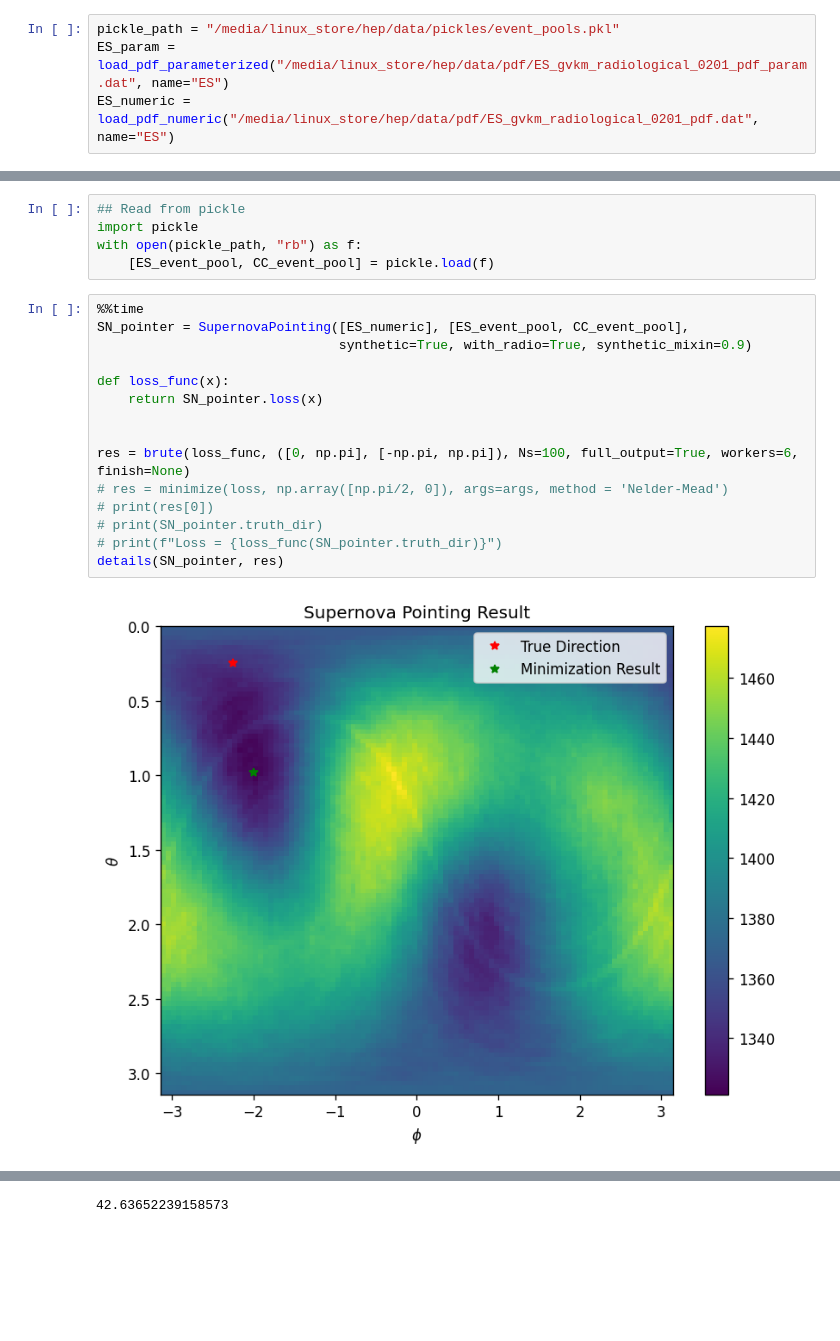
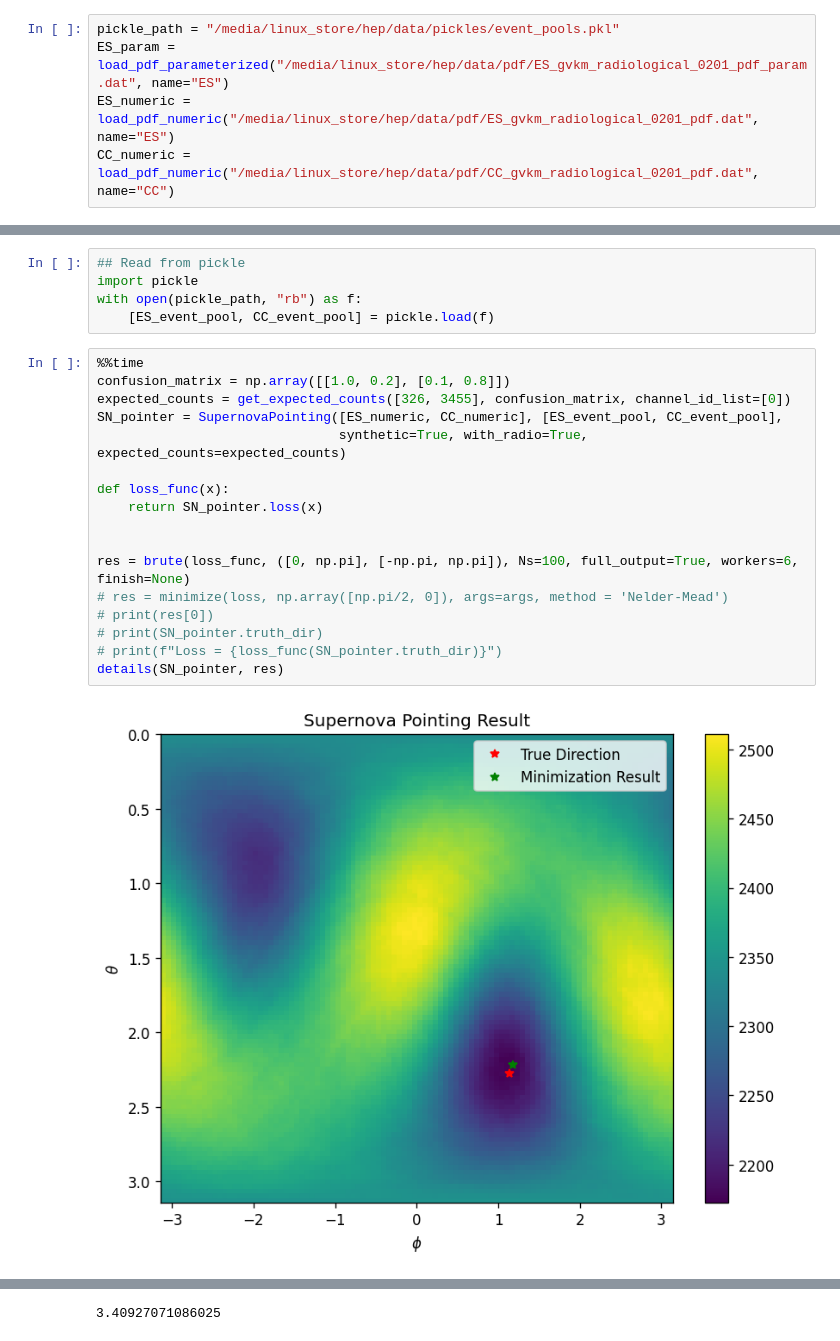
Before and after one commit to JamesJieranShen/SN_Pointing_PDFs, a Jupyter notebook: find_SN_dir/find_SN_dir_synth_radiological.ipynb, the cells around one changed output, grey strips where cells are left out. Saved outputs shown, nothing was run; the diff lists cells and outputs as text; blank space fills up the shorter version.

```diff
--- a/find_SN_dir/find_SN_dir_synth_radiological.ipynb
+++ b/find_SN_dir/find_SN_dir_synth_radiological.ipynb
@@ -15,6 +15,7 @@ Welcome to JupyROOT 6.24/06
 pickle_path = "/media/linux_store/hep/data/pickles/event_pools.pkl"
 ES_param = load_pdf_parameterized("/media/linux_store/hep/data/pdf/ES_gvkm_radiological_0201_pdf_param.dat", name="ES")
 ES_numeric = load_pdf_numeric("/media/linux_store/hep/data/pdf/ES_gvkm_radiological_0201_pdf.dat", name="ES")
+CC_numeric = load_pdf_numeric("/media/linux_store/hep/data/pdf/CC_gvkm_radiological_0201_pdf.dat", name="CC")
 # %% [markdown]
 ### Load in event pool
 either by reading the root files, or reading pickle files (faster)
@@ -39,18 +40,20 @@ with open(pickle_path, "rb") as f:
     [ES_event_pool, CC_event_pool] = pickle.load(f)
 # %%
 %%time
-SN_pointer = SupernovaPointing([ES_numeric], [ES_event_pool, CC_event_pool],
-                               synthetic=True, with_radio=True, synthetic_mixin=0.9)
+confusion_matrix = np.array([[1.0, 0.2], [0.1, 0.8]])
+expected_counts = get_expected_counts([326, 3455], confusion_matrix, channel_id_list=[0])
+SN_pointer = SupernovaPointing([ES_numeric, CC_numeric], [ES_event_pool, CC_event_pool],
+                               synthetic=True, with_radio=True, expected_counts=expected_counts)
 
 def loss_func(x):
     return SN_pointer.loss(x)
 
 
 res = brute(loss_func, ([0, np.pi], [-np.pi, np.pi]), Ns=100, full_output=True, workers=6, finish=None)
 # res = minimize(loss, np.array([np.pi/2, 0]), args=args, method = 'Nelder-Mead')
 # print(res[0])
 # print(SN_pointer.truth_dir)
 # print(f"Loss = {loss_func(SN_pointer.truth_dir)}")
 details(SN_pointer, res)
 # %% [output]
-[figure, old version]
+[figure, new version]
@@ -59 +62 @@ Wall time: 5.15 s
-42.63652239158573
+3.40927071086025
```
Also changed, not shown: parts of 14 cells of this notebook, 5 other files.
